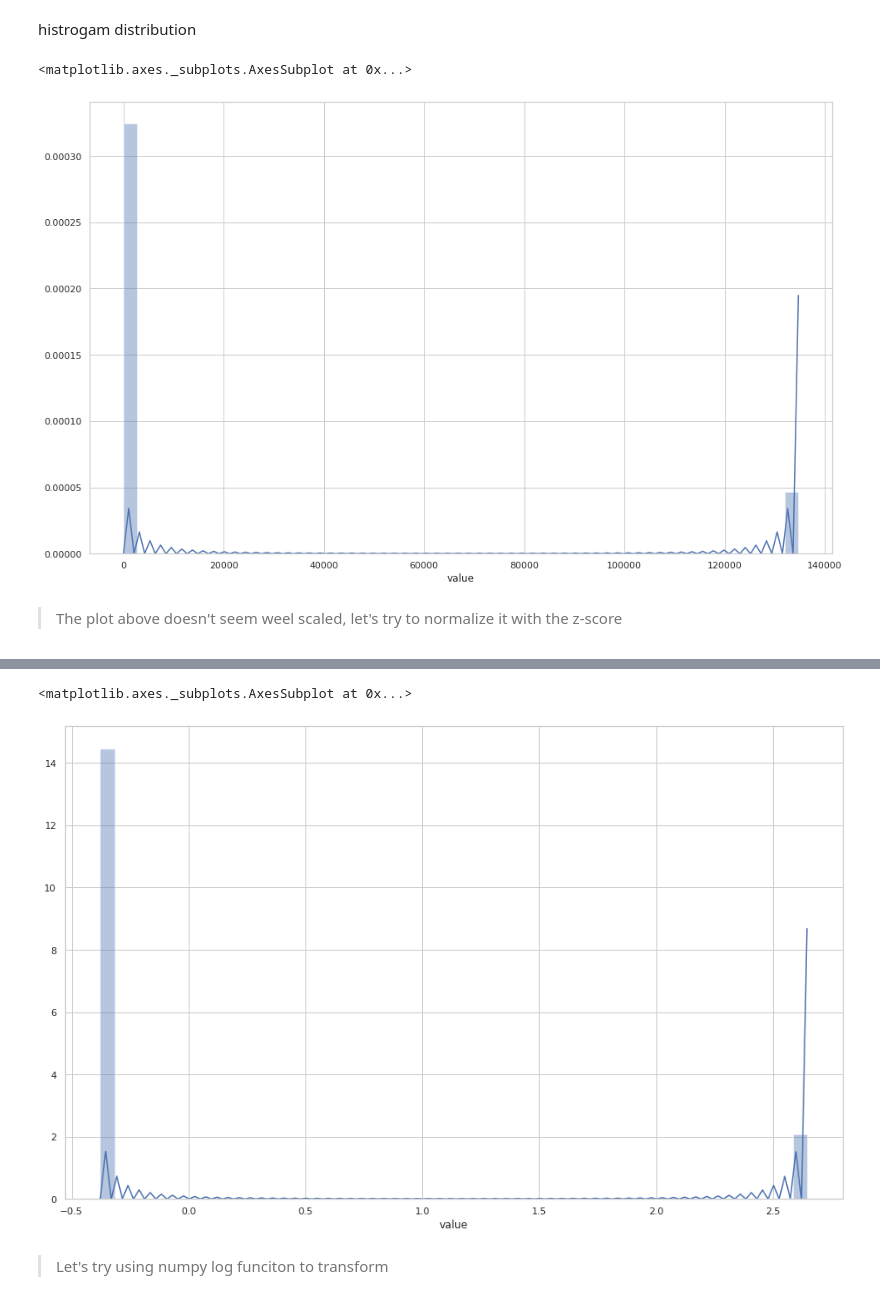
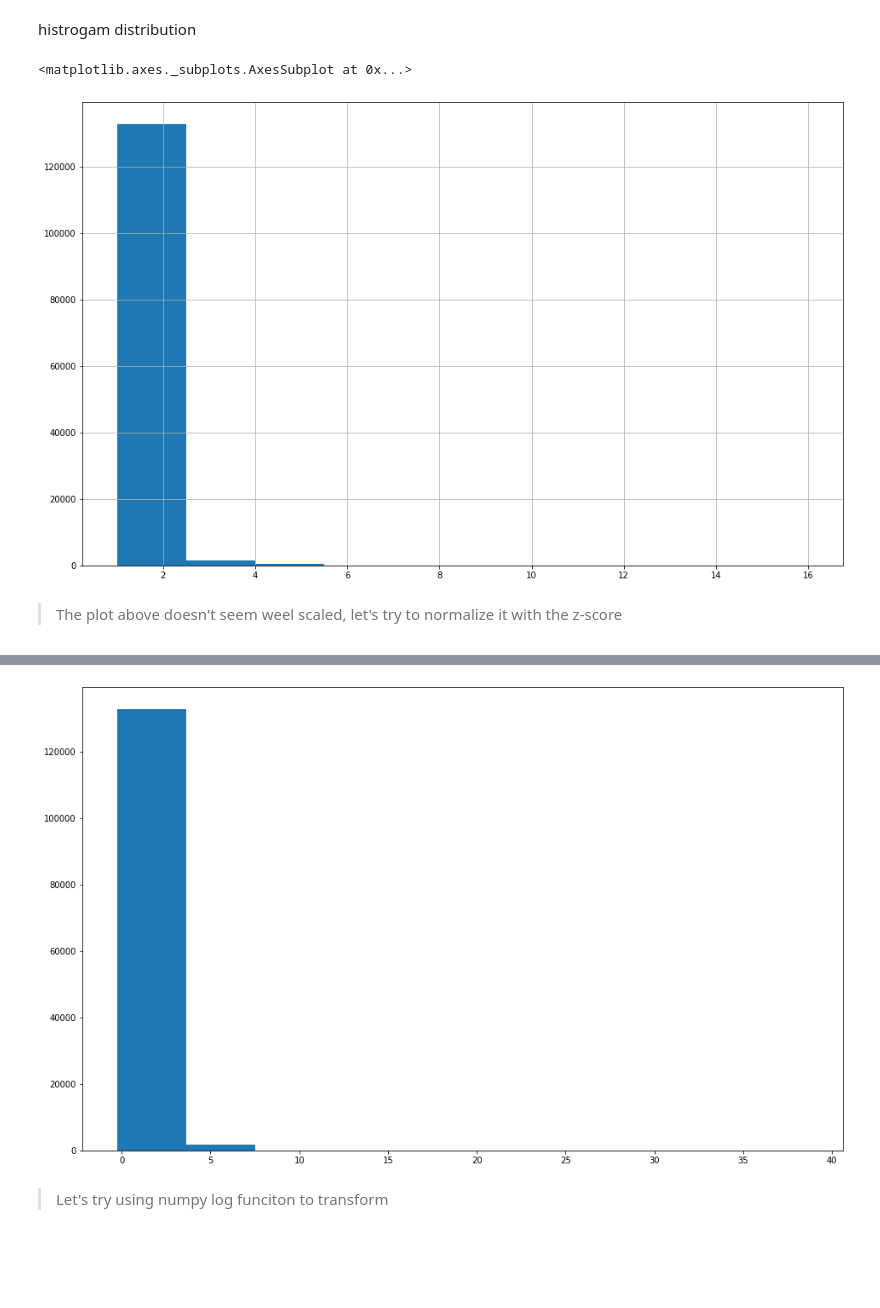
Before and after one commit to Patrick5455/tellco_user_analytics, a Jupyter notebook: analyis/user_overview.ipynb, the cells around one changed output, grey strips where cells are left out. Cells and saved outputs as stored; diff of their text form; code cells hidden in the pictures; blank space fills up the shorter version.

```diff
--- a/analyis/user_overview.ipynb
+++ b/analyis/user_overview.ipynb
@@ -732,9 +736,9 @@ histrogam distribution
 # %%
 plt.subplots(figsize=(16, 10))
-sns.distplot(xDR_stats.value, hist=True)
+all_xDR_sessions['count'].hist()
 # %% [output]
 <matplotlib.axes._subplots.AxesSubplot at 0x...>
-[figure, old version]
+[figure, new version]
 # %% [markdown]
 > The plot above doesn't seem weel scaled, let's try to normalize it with the z-score
 # %% [markdown]
@@ -749,8 +746,9 @@ xDR_stats_z = (xDR_stats.value - xDR_stats.value.mean())/xDR_stats.value.std(ddo
+# %%
+xDR_sessions_z = (all_xDR_sessions['count'] - all_xDR_sessions['count'].mean())/all_xDR_sessions['count'].std(ddof=0)
 # %%
 plt.subplots(figsize=(16, 10))
-sns.distplot((xDR_stats_z), hist=True)
+plt.hist(xDR_sessions_z);
 # %% [output]
-<matplotlib.axes._subplots.AxesSubplot at 0x...>
-[figure, old version]
+[figure, new version]
 # %% [markdown]
 > Let's try using numpy log funciton to transform
```
Also changed, not shown: parts of 67 cells of this notebook, 6 other files.
